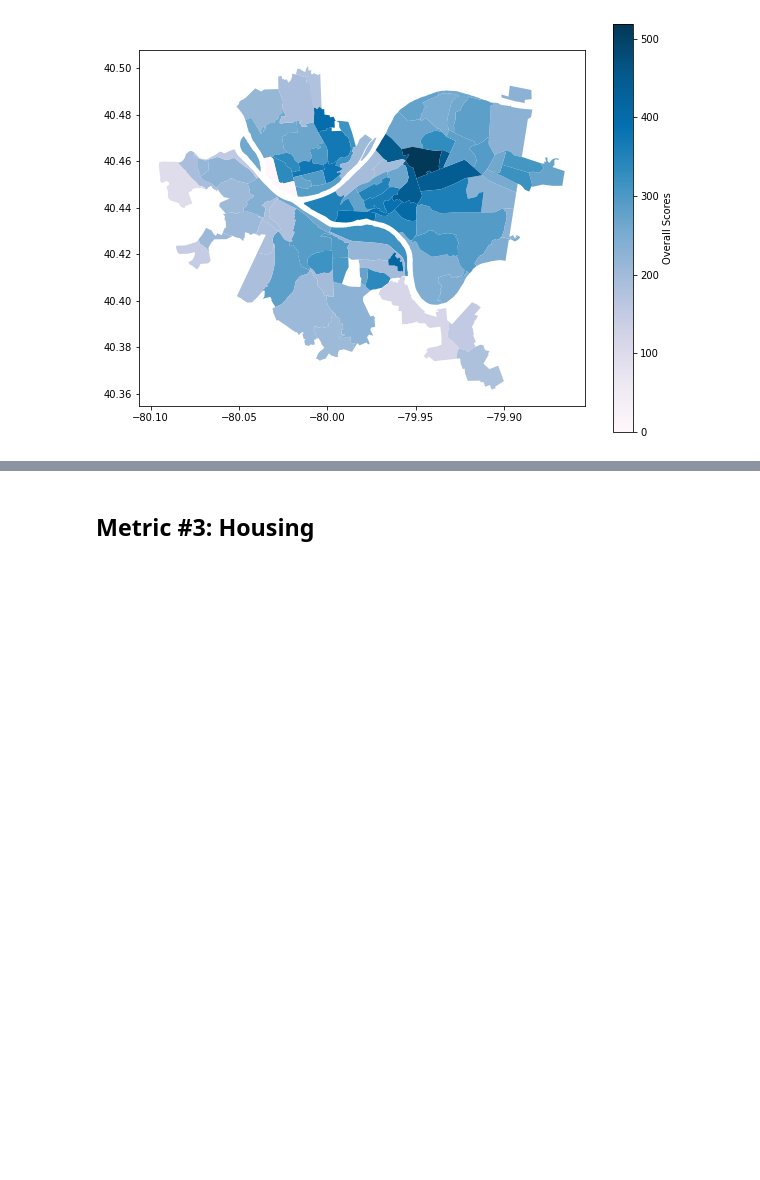
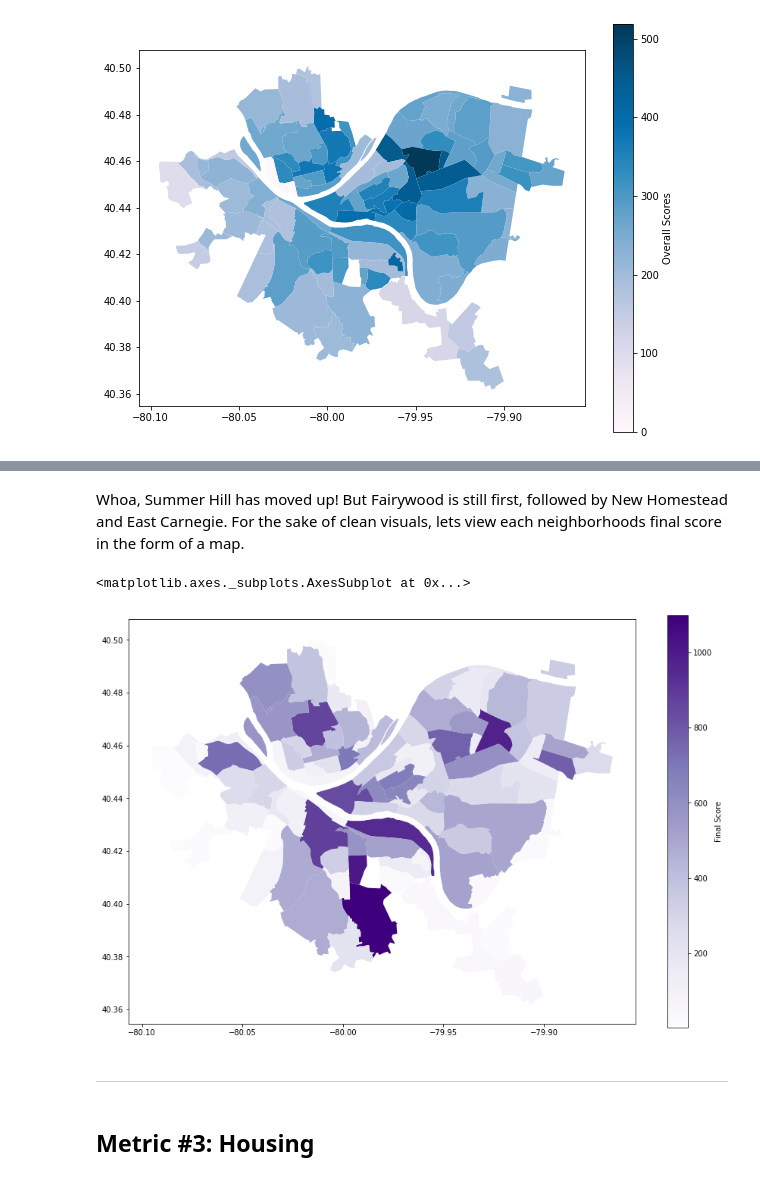
Before and after one commit to Nick0306/Big_Ideas_Final_Project, a Jupyter notebook: Dataset Notebooks/CombinedNotebook.ipynb, the cells around one changed output, grey strips where cells are left out. Saved outputs shown, nothing was run; the diff lists cells and outputs as text; code cells hidden in the pictures; blank space fills up the shorter version.

```diff
--- a/Dataset Notebooks/CombinedNotebook.ipynb
+++ b/Dataset Notebooks/CombinedNotebook.ipynb
@@ -219,0 +362,10 @@ final_map.plot(column='Overall',
+# %%
+thefts = theft.groupby("Neighborhood").sum()['Thefts']
+best_neigh = pd.concat([thefts, drug_vio], axis = 1, join='inner')
+best_neigh["SubTotal Score"] = np.nan
+for x in range(len(best_neigh)):
+    best_neigh.iloc[x,2] = 0
+    for y in range(2):
+        best_neigh.iloc[x,2] += best_neigh.iloc[x,y]
+best_neigh = best_neigh.sort_values(by=['SubTotal Score'], ascending=True)
+best_neigh
@@ -219,0 +392,6 @@ final_map.plot(column='Overall',
+# %%
+best_neigh["Final Score"] = np.nan
+for x in range(len(best_neigh)):
+    best_neigh.iloc[x,3] = (best_neigh.iloc[x,0]*weights.iloc[87,6]) + (best_neigh.iloc[x,1]*weights.iloc[87,7])
+best_neigh = best_neigh.sort_values(by=['Final Score'], ascending=True)
+best_neigh
@@ -220,3 +413,19 @@ final_map.plot(column='Overall',
+# %% [markdown]
+Whoa, Summer Hill has moved up! But Fairywood is still first, followed by New Homestead and East Carnegie. For the sake of clean visuals, lets view each neighborhoods final score in the form of a map.
+# %%
+final_graph = best_neigh.groupby("Neighborhood").sum()['Final Score']
+final_map = neighborhoods.merge(final_graph, how='left', left_on='hood', right_on='Neighborhood')
+final_map.plot(column='Final Score',
+                  cmap='Purples',
+                  figsize=(15,10),
+                  legend=True,
+                  legend_kwds={'label':"Final Score"}
+                  )
+# %% [output]
+<matplotlib.axes._subplots.AxesSubplot at 0x...>
+[figure, added]
+# %% [markdown]
+---
 # %% [markdown]
 ## Metric #3: Housing
 # %% [markdown]
```
Also changed, not shown: parts of 29 cells of this notebook.
